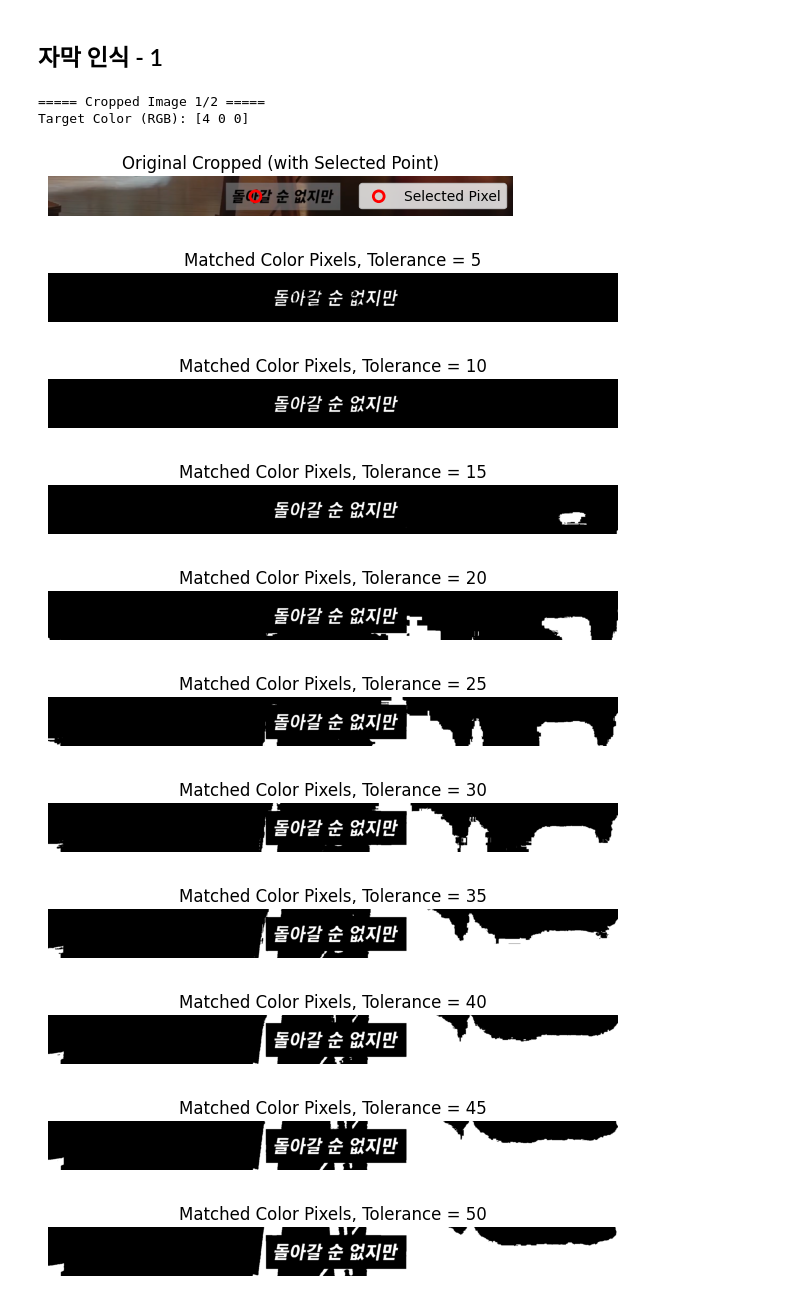
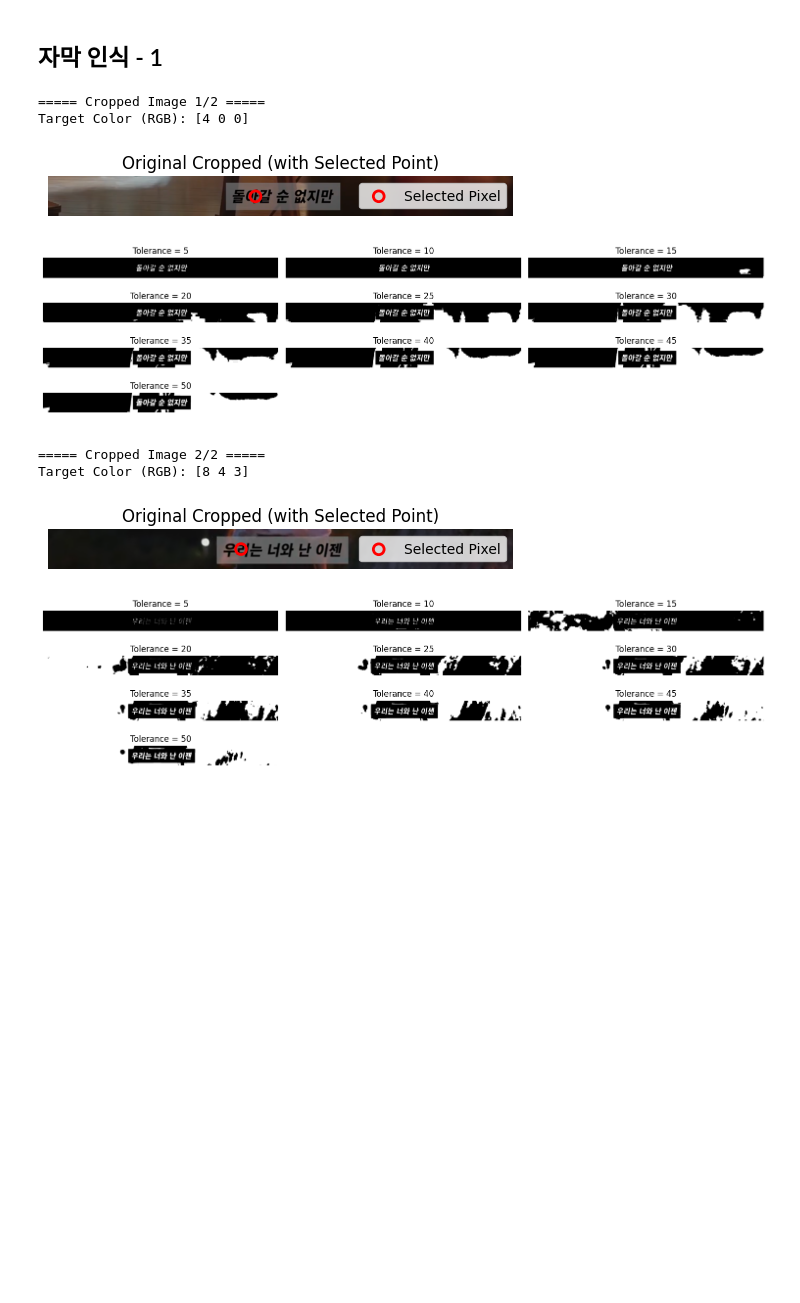
Before and after one commit to LeeGwanWoo/computer_vision_project, a Jupyter notebook: project.ipynb, the cells around one changed output. Cells and saved outputs as stored; diff of their text form; code cells hidden in the pictures; blank space fills up the shorter version.

Commit message:
Everything complete for the two images

```diff
--- a/project.ipynb
+++ b/project.ipynb
@@ -86,64 +86,69 @@ import numpy as np
 import matplotlib.pyplot as plt
 
 def highlight_subtitle_area(cropped_image, y=100, x=1048, tolerances=range(5, 51, 5)):
-    target_color = cropped_image[y, x].astype(int)  # <-- int로 변환
-    print(f"Target Color (RGB): {target_color}")
-
-    # 원본 크롭 이미지 + 점 표시
-    plt.figure(figsize=(6, 5))
-    plt.imshow(cropped_image)
-    plt.scatter(x, y, s=60, facecolors='none', edgecolors='red', linewidths=2, marker='o', label='Selected Pixel')
-    plt.title("Original Cropped (with Selected Point)")
-    plt.axis('off')
-    plt.legend(loc='upper right')
+    target_color = cropped_image[y, x].astype(int)
 
     highlighted_image_results = []
     for tolerance in tolerances:
         lower = np.array([max(0, c - tolerance) for c in target_color])
         upper = np.array([min(255, c + tolerance) for c in target_color])
 
         cropped_bgr = cv2.cvtColor(cropped_image, cv2.COLOR_RGB2BGR)
         lower_bgr = np.array([lower[2], lower[1], lower[0]])
         upper_bgr = np.array([upper[2], upper[1], upper[0]])
         mask = cv2.inRange(cropped_bgr, lower_bgr, upper_bgr)
 
         highlighted_image = np.full_like(cropped_image, 0)
         highlighted_image[mask == 255] = [255, 255, 255]
 
         highlighted_image_results.append({
             "tolerance": tolerance,
             "highlighted_image": highlighted_image.copy(),
             "mask": mask.copy(),
-            "white_pixel_count": np.sum(mask == 255)
+            "white_pixel_count": np.sum(mask == 255),
+            "target_color": target_color
         })
-
-    # 시각화
-    for result in highlighted_image_results:
-        plt.figure(figsize=(6, 5))
-        plt.imshow(result["highlighted_image"])
-        plt.title(f"Matched Color Pixels, Tolerance = {result['tolerance']}")
-        plt.axis('off')
-        plt.tight_layout()
-        plt.show()
     return highlighted_image_results
 
 target_pixel_list = [(100, 1048), (99, 975)]
 
-# 모든 cropped image에 대해 반복 적용
 for idx, cropped_image in enumerate(cropped_images):
     print(f"\n===== Cropped Image {idx+1}/{len(cropped_images)} =====")
-    highlight_subtitle_area(cropped_image, target_pixel_list[idx][0], target_pixel_list[idx][1])
+    y, x = target_pixel_list[idx]
+    target_color = cropped_image[y, x].astype(int)
+    print(f"Target Color (RGB): {target_color}")
+
+    # 원본 크롭 이미지 + 점 표시
+    plt.figure(figsize=(6, 5))
+    plt.imshow(cropped_image)
+    plt.scatter(x, y, s=60, facecolors='none', edgecolors='red', linewidths=2, marker='o', label='Selected Pixel')
+    plt.title("Original Cropped (with Selected Point)")
+    plt.axis('off')
+    plt.legend(loc='upper right')
+    plt.show()
+
+    highlighted_image_results = highlight_subtitle_area(cropped_image, y, x)
+
+    # subplot으로 한 번에 시각화
+    n = len(highlighted_image_results)
+    ncols = 3
+    nrows = (n + ncols - 1) // ncols
+    fig, axes = plt.subplots(nrows, ncols, figsize=(5*ncols, 1*nrows))
+    axes = axes.flatten()
+    for i, result in enumerate(highlighted_image_results):
+        axes[i].imshow(result["highlighted_image"])
+        axes[i].set_title(f"Tolerance = {result['tolerance']}")
+        axes[i].axis('off')
+    for j in range(i+1, len(axes)):
+        axes[j].axis('off')
+    plt.tight_layout()
+    plt.show()
 # %% [output]
 ===== Cropped Image 1/2 =====
 Target Color (RGB): [4 0 0]
 [figure]
-[figure, old version]
+[figure, new version]
+===== Cropped Image 2/2 =====
+Target Color (RGB): [8 4 3]
-[figure, old version]
+[figure, new version]
-[figure, old version]
+[figure, new version]
-[figure, removed]
-[figure, removed]
-[figure, removed]
-[figure, removed]
-[figure, removed]
-[figure, removed]
-[figure, removed]
```
Also changed, not shown: parts of 12 cells of this notebook.
